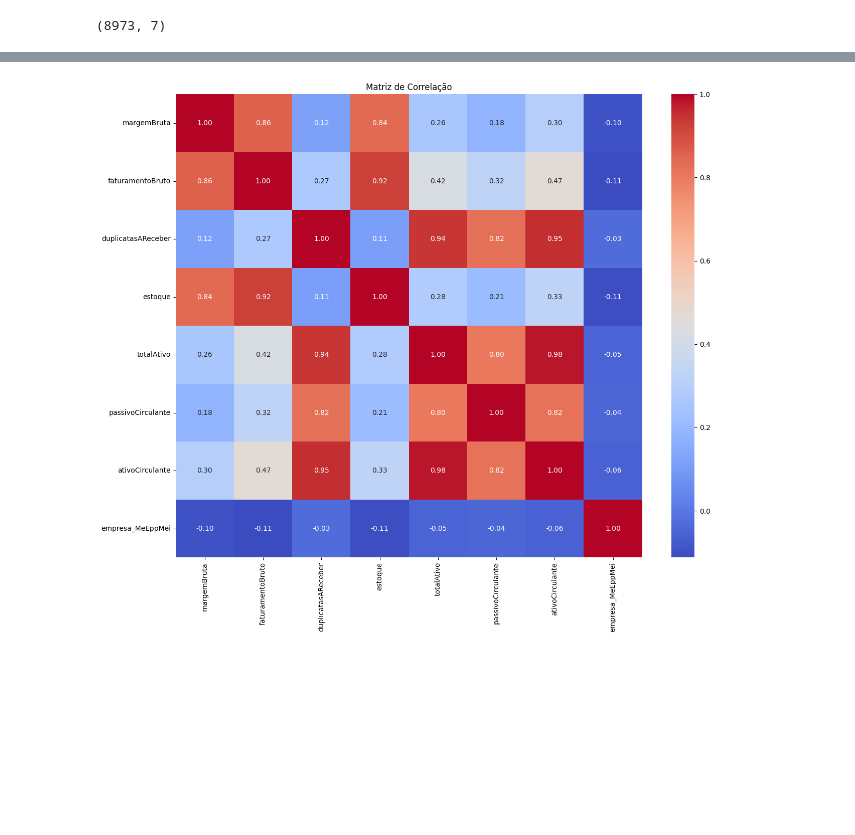
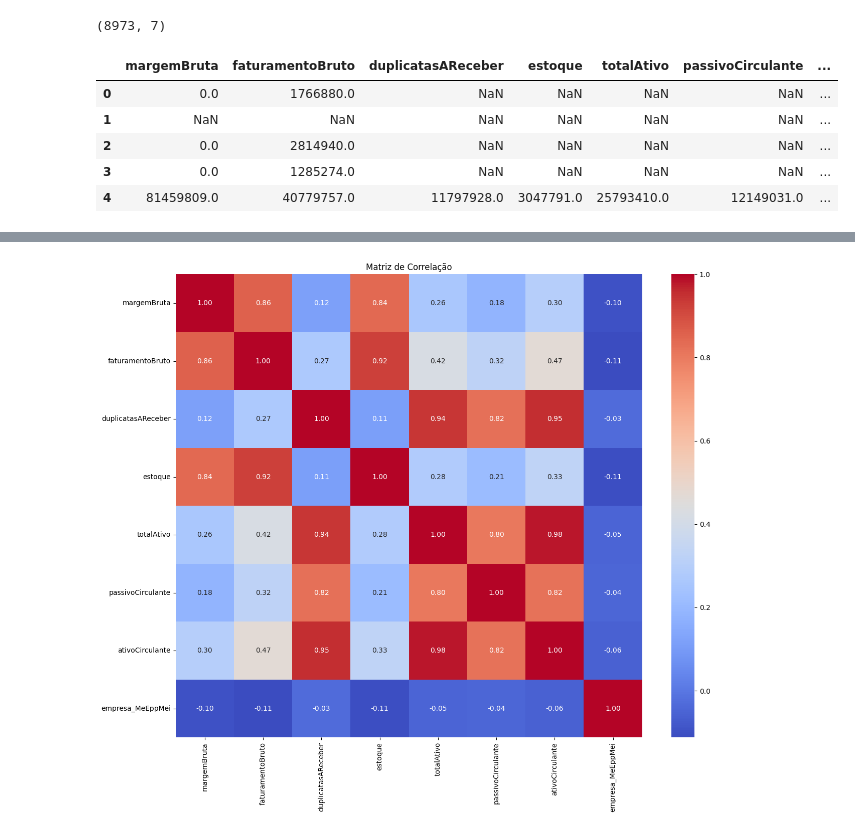
Before and after one commit to Attent1/CP2-IA, a Jupyter notebook: CP2-IA.ipynb, the cells around one changed output, grey strips where cells are left out. Cells and saved outputs as stored; diff of their text form; code cells hidden in the pictures; blank space fills up the shorter version.

```diff
--- a/CP2-IA.ipynb
+++ b/CP2-IA.ipynb
@@ -49,0 +48,9 @@ df_filtrado = df_sub.dropna()
+# %%
+df_sub.head()
+# %% [output]
+|  | margemBruta | faturamentoBruto | duplicatasAReceber | estoque | totalAtivo | passivoCirculante | ... |
+| 0 | 0.0 | 1766880.0 | NaN | NaN | NaN | NaN | ... |
+| 1 | NaN | NaN | NaN | NaN | NaN | NaN | ... |
+| 2 | 0.0 | 2814940.0 | NaN | NaN | NaN | NaN | ... |
+| 3 | 0.0 | 1285274.0 | NaN | NaN | NaN | NaN | ... |
+| 4 | 81459809.0 | 40779757.0 | 11797928.0 | 3047791.0 | 25793410.0 | 12149031.0 | ... |
```
Also changed, not shown: parts of 16 cells of this notebook.
